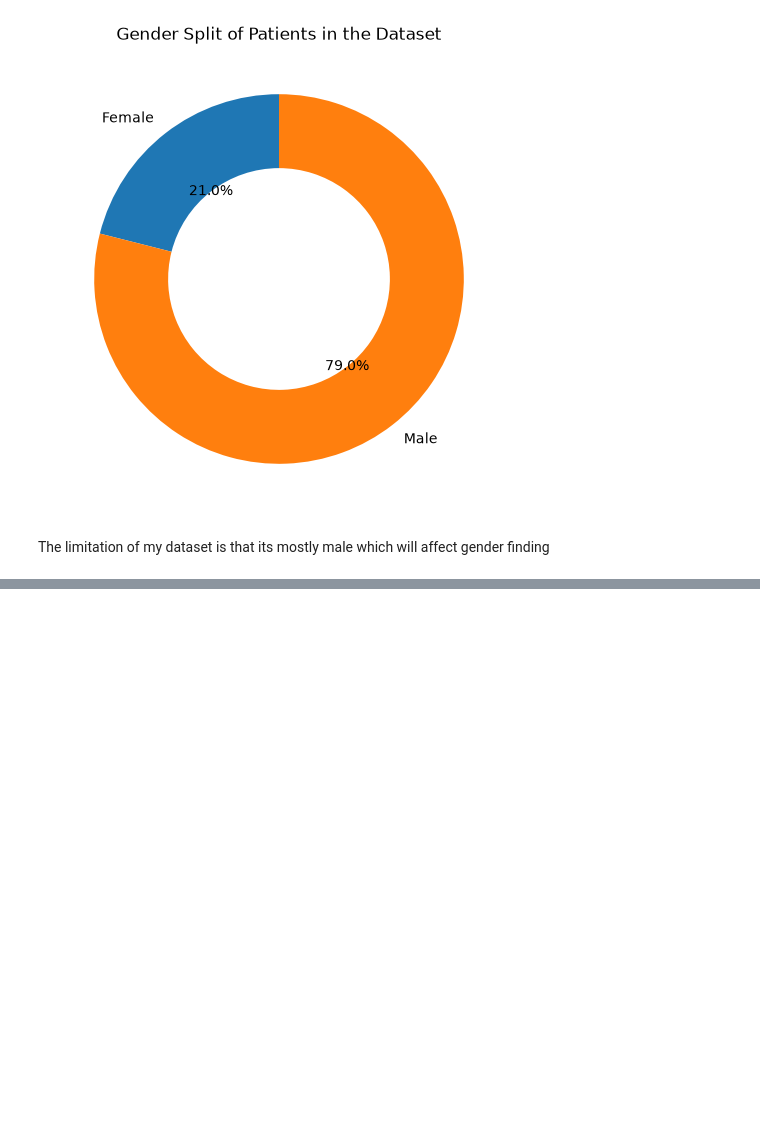
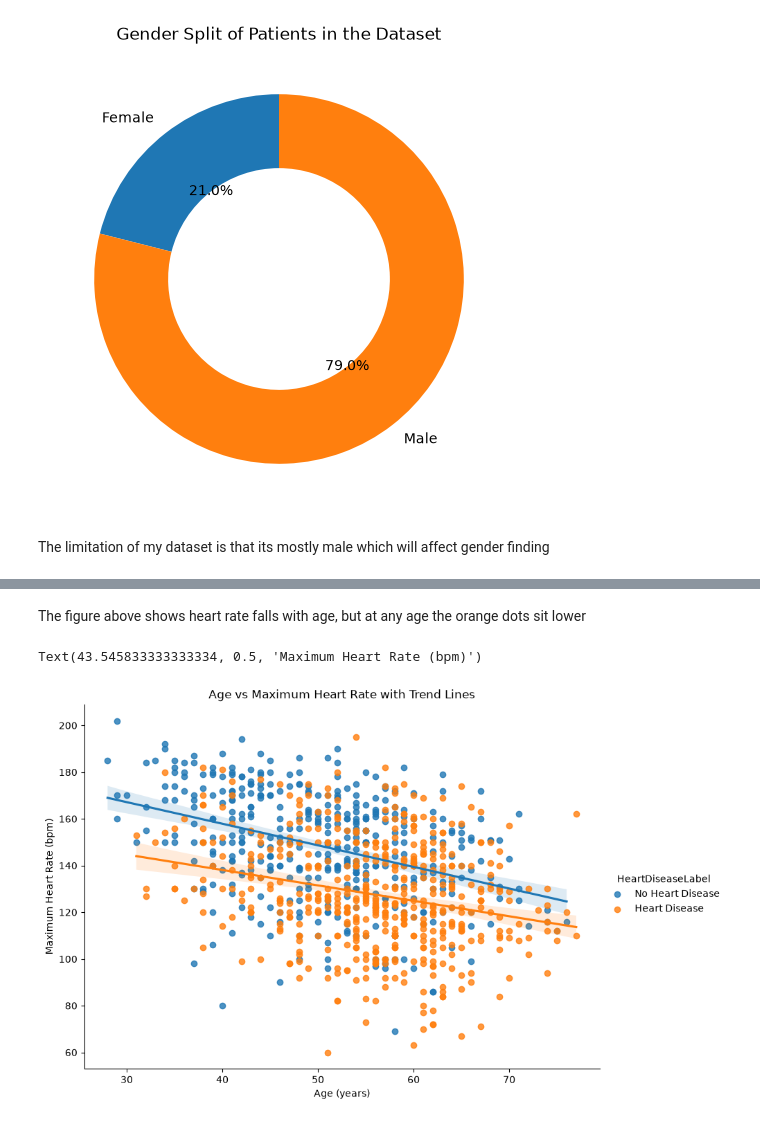
Before and after one commit to TuhinShaikh/Heart-Disease-Visualisation, a Jupyter notebook: Heart_Disease_Analysis.ipynb, the cells around one changed output, grey strips where cells are left out. Cells and saved outputs as stored; diff of their text form; code cells hidden in the pictures; blank space fills up the shorter version.

```diff
--- a/Heart_Disease_Analysis.ipynb
+++ b/Heart_Disease_Analysis.ipynb
@@ -548,0 +568,10 @@ The limitation of my dataset is that its mostly male which will affect gender fi
+# %% [markdown]
+The figure above shows heart rate falls with age, but at any age the orange dots sit lower
+# %%
+sns.lmplot(data=df, x="Age", y="MaxHR", hue="HeartDiseaseLabel", height=6, aspect=1.4)
+plt.title("Age vs Maximum Heart Rate with Trend Lines")
+plt.xlabel("Age (years)")
+plt.ylabel("Maximum Heart Rate (bpm)")
+# %% [output]
+Text(43.545833333333334, 0.5, 'Maximum Heart Rate (bpm)')
+[figure, added]
```
Also changed, not shown: parts of 7 cells of this notebook.
